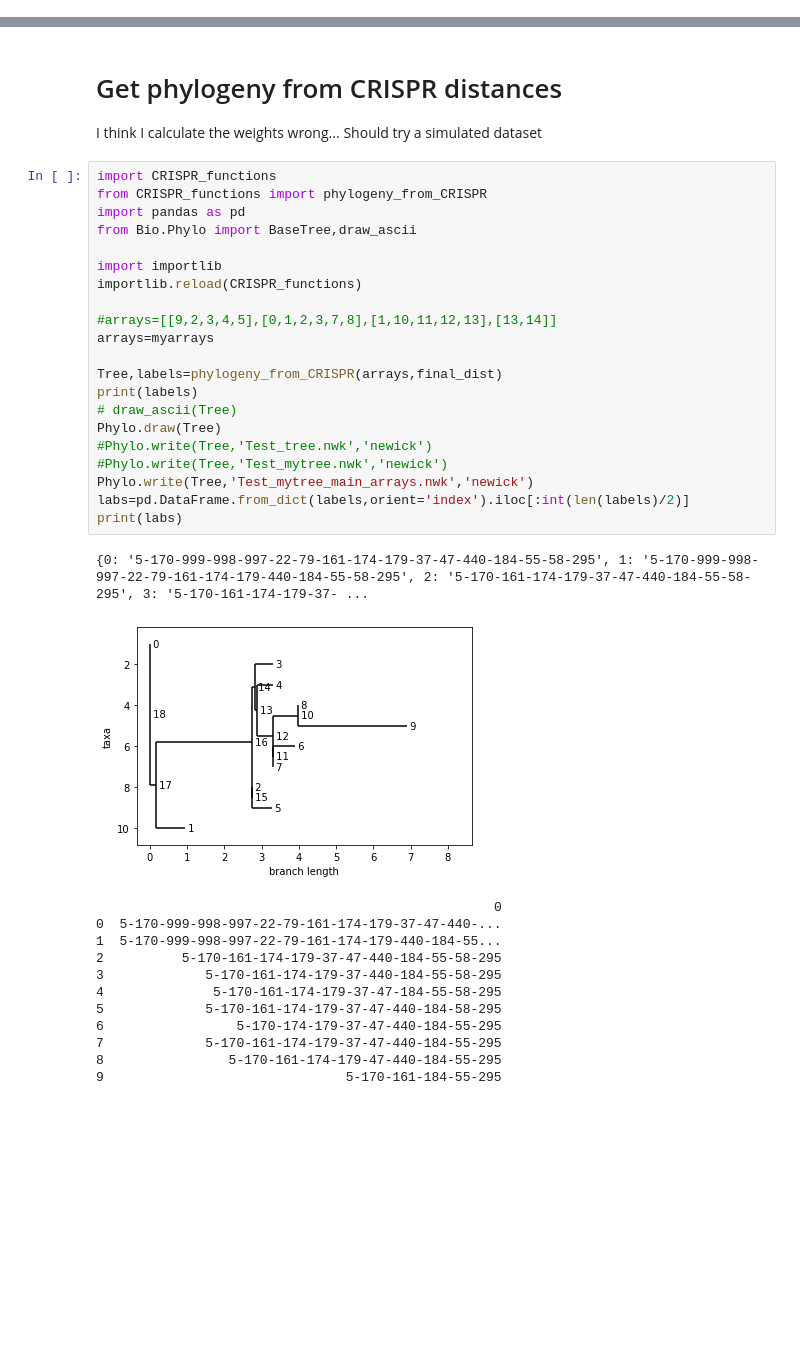
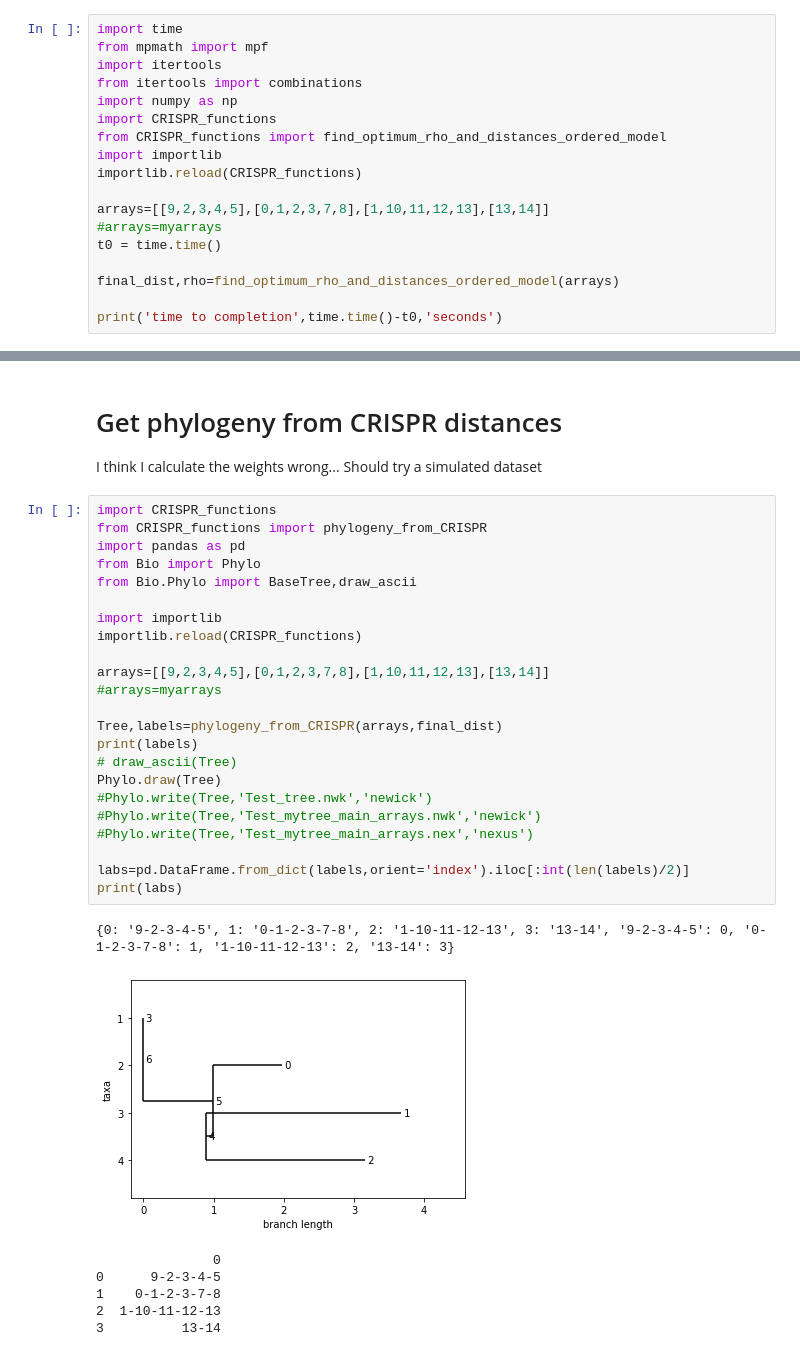
Before and after one commit to maepz/CRISPR_distance, a Jupyter notebook: CRISPR_distance.ipynb, the cells around one changed output, grey strips where cells are left out. Cells and saved outputs as stored; diff of their text form; blank space fills up the shorter version.

Commit message:
Island Model

```diff
--- a/CRISPR_distance.ipynb
+++ b/CRISPR_distance.ipynb
@@ -311,0 +225,18 @@ time to completion 188.5966739654541 seconds
+# %%
+import time
+from mpmath import mpf
+import itertools
+from itertools import combinations
+import numpy as np
+import CRISPR_functions
+from CRISPR_functions import find_optimum_rho_and_distances_ordered_model
+import importlib
+importlib.reload(CRISPR_functions)
+
+arrays=[[9,2,3,4,5],[0,1,2,3,7,8],[1,10,11,12,13],[13,14]]
+#arrays=myarrays
+t0 = time.time()
+
+final_dist,rho=find_optimum_rho_and_distances_ordered_model(arrays)
+
+print('time to completion',time.time()-t0,'seconds')
@@ -316,35 +255,31 @@ I think I calculate the weights wrong... Should try a simulated dataset
 # %%
 import CRISPR_functions
 from CRISPR_functions import phylogeny_from_CRISPR
 import pandas as pd
+from Bio import Phylo
 from Bio.Phylo import BaseTree,draw_ascii
 
 import importlib
 importlib.reload(CRISPR_functions)
 
-#arrays=[[9,2,3,4,5],[0,1,2,3,7,8],[1,10,11,12,13],[13,14]]
-arrays=myarrays
+arrays=[[9,2,3,4,5],[0,1,2,3,7,8],[1,10,11,12,13],[13,14]]
+#arrays=myarrays
 
 Tree,labels=phylogeny_from_CRISPR(arrays,final_dist)
 print(labels)
 # draw_ascii(Tree)
 Phylo.draw(Tree)
 #Phylo.write(Tree,'Test_tree.nwk','newick')
-#Phylo.write(Tree,'Test_mytree.nwk','newick')
-Phylo.write(Tree,'Test_mytree_main_arrays.nwk','newick')
+#Phylo.write(Tree,'Test_mytree_main_arrays.nwk','newick')
+#Phylo.write(Tree,'Test_mytree_main_arrays.nex','nexus')
+
 labs=pd.DataFrame.from_dict(labels,orient='index').iloc[:int(len(labels)/2)]
 print(labs)
 # %% [output]
-{0: '5-170-999-998-997-22-79-161-174-179-37-47-440-184-55-58-295', 1: '5-170-999-998-997-22-79-161-174-179-440-184-55-58-295', 2: '5-170-161-174-179-37-47-440-184-55-58-295', 3: '5-170-161-174-179-37- ...
+{0: '9-2-3-4-5', 1: '0-1-2-3-7-8', 2: '1-10-11-12-13', 3: '13-14', '9-2-3-4-5': 0, '0-1-2-3-7-8': 1, '1-10-11-12-13': 2, '13-14': 3}
-[figure, old version]
+[figure, new version]
-                                                   0
-0  5-170-999-998-997-22-79-161-174-179-37-47-440-...
-1  5-170-999-998-997-22-79-161-174-179-440-184-55...
-2          5-170-161-174-179-37-47-440-184-55-58-295
-3             5-170-161-174-179-37-440-184-55-58-295
-4              5-170-161-174-179-37-47-184-55-58-295
-5             5-170-161-174-179-37-47-440-184-58-295
-6                 5-170-174-179-37-47-440-184-55-295
-7             5-170-161-174-179-37-47-440-184-55-295
-8                5-170-161-174-179-47-440-184-55-295
-9                               5-170-161-184-55-295
+               0
+0      9-2-3-4-5
+1    0-1-2-3-7-8
+2  1-10-11-12-13
+3          13-14
```
Also changed, not shown: parts of 10 cells of this notebook, 22 other files.
